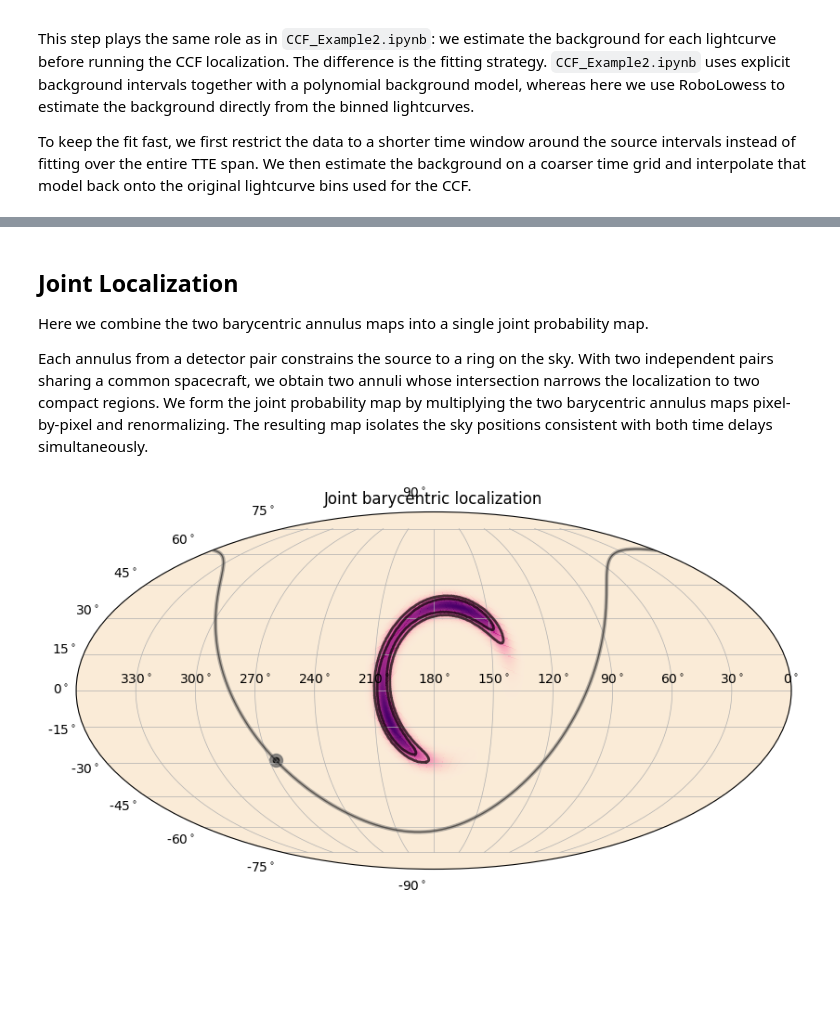
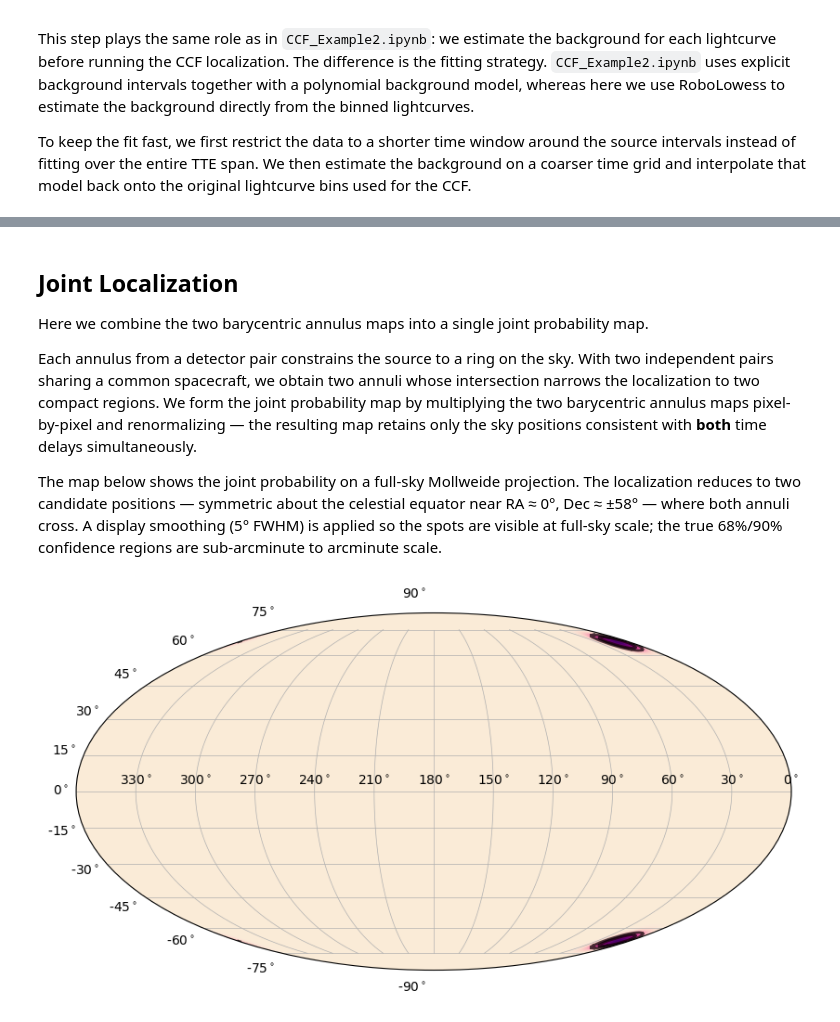
Before and after one commit to USRA-STI/gdt-ipn, a Jupyter notebook: tutorials/CCF_Example3.ipynb, the cells around one changed output, grey strips where cells are left out. Saved outputs shown, nothing was run; the diff lists cells and outputs as text; code cells hidden in the pictures; blank space fills up the shorter version.

```diff
--- a/tutorials/CCF_Example3.ipynb
+++ b/tutorials/CCF_Example3.ipynb
@@ -151,14 +135,18 @@ observations = [Observation(phaii.to_lightcurve(energy_range=energy_range),
                     background=bkgd_model.integrate_energy(*energy_range))
                         for phaii, bkgd_model in zip(phaiis, bkgd_models)]
 
-# (~5 s for pair 1-2 and ~0.5 s for pair 1-3).
-# Distances are geocentric Cartesian coordinates in km.
-scpos1 = SpacecraftPosition.from_vectors([6878.0, 0.0, 0.0],
-                                         [0.0, 0.0, 0.0])
-scpos2 = SpacecraftPosition.from_vectors([-1.8e6, 2.0e5, 1.0e5],
-                                         [0.0, 0.0, 0.0])
-scpos3 = SpacecraftPosition.from_vectors([2.2e5, -1.5e5, 8.0e4],
-                                         [0.0, 0.0, 0.0])
+# Place sc1 at the geocenter so that the inter-spacecraft distances
+# equal exactly the light-travel-times stated in the comments.
+scpos1 = SpacecraftPosition.from_vectors([0.0, 0.0, 0.0], [0.0, 0.0, 0.0])  # geocenter
+
+# Spacecraft 2: 74,800,000 km along x (~249 s light-travel-time, ≈ 0.5 AU from geocenter)
+scpos2 = SpacecraftPosition.from_vectors([74800000.0, 0.0, 0.0], [0.0, 0.0, 0.0])
+
+# Spacecraft 3: 74,800,000 km along -y (~249 s light-travel-time, ≈ 0.5 AU from geocenter).
+# The -20 s delay for pair 1-3 is 8% of the maximum (20/249), so annulus 2 has a
+# radius of ~95 deg from the -y axis that intersects annulus 1 (~68 deg from the +x axis).
+scpos3 = SpacecraftPosition.from_vectors([0.0, -74800000.0, 0.0], [0.0, 0.0, 0.0])
+
 
 spacecraft1 = Spacecraft(scpos1)
 spacecraft2 = Spacecraft(scpos2)
@@ -263,24 +300,22 @@ Pair 1-3 max |prob_bary - prob_geo| = 1.071e-08
 
 Here we combine the two barycentric annulus maps into a single joint probability map.
 
-Each annulus from a detector pair constrains the source to a ring on the sky. With two independent pairs sharing a common spacecraft, we obtain two annuli whose intersection narrows the localization to two compact regions. We form the joint probability map by multiplying the two barycentric annulus maps pixel-by-pixel and renormalizing. The resulting map isolates the sky positions consistent with both time delays simultaneously.
+Each annulus from a detector pair constrains the source to a ring on the sky. With two independent pairs sharing a common spacecraft, we obtain two annuli whose intersection narrows the localization to two compact regions. We form the joint probability map by multiplying the two barycentric annulus maps pixel-by-pixel and renormalizing — the resulting map retains only the sky positions consistent with **both** time delays simultaneously.
+
+The map below shows the joint probability on a full-sky Mollweide projection. The localization reduces to two candidate positions — symmetric about the celestial equator near RA ≈ 0°, Dec ≈ ±58° — where both annuli cross. A display smoothing (5° FWHM) is applied so the spots are visible at full-sky scale; the true 68%/90% confidence regions are sub-arcminute to arcminute scale.
 # %%
 import healpy as hp
 
-# Combine the barycentric annulus maps to highlight the overlap region directly.
-nside = hpx1_bary.nside
-prob1 = hpx1_bary.prob if hpx1_bary.nside == nside else hp.ud_grade(hpx1_bary.prob, nside_out=nside)
-prob2 = hpx2_bary.prob if hpx2_bary.nside == nside else hp.ud_grade(hpx2_bary.prob, nside_out=nside)
-
-joint_prob = prob1 * prob2
-joint_prob /= joint_prob.sum()
-
-joint_hpx = HealPixLocalization.from_data(joint_prob)
+joint = hpx1_bary.prob * hpx2_bary.prob;  joint /= joint.sum()
+# Smooth for display only — the true rings are arcmin-wide, so a 5° FWHM
+# kernel is applied purely to make the two spots visible at full-sky scale.
+smooth = np.clip(hp.smoothing(joint, fwhm=np.deg2rad(5.0), verbose=False), 0, None)
+joint_hpx = HealPixLocalization.from_data(smooth / smooth.sum())
 
 skyplot = EquatorialPlot()
-skyplot.add_localization(joint_hpx, clevels=[0.68, 0.90], sun=False, earth=False, detectors=[])
-plt.title('Joint barycentric localization')
+skyplot.add_localization(joint_hpx, clevels=[0.68, 0.90], gradient=True,
+                         sun=False, earth=False, detectors=[], galactic_plane=False)
 plt.show()
 plt.close()
 # %% [output]
-[figure, old version]
+[figure, new version]
```
Also changed, not shown: parts of 11 cells of this notebook, 3 other files.
